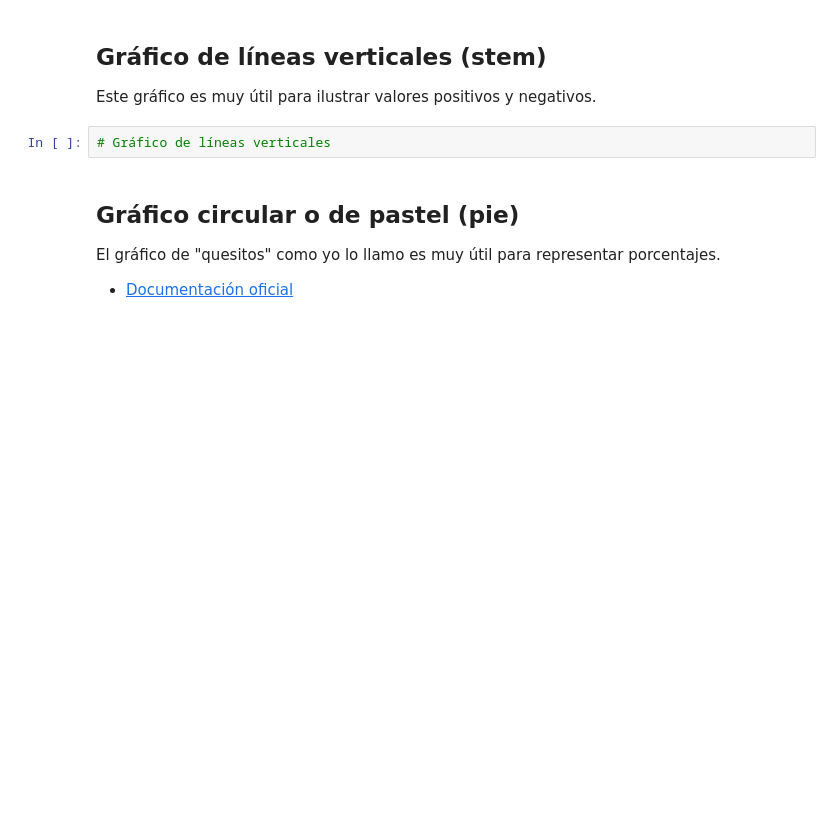
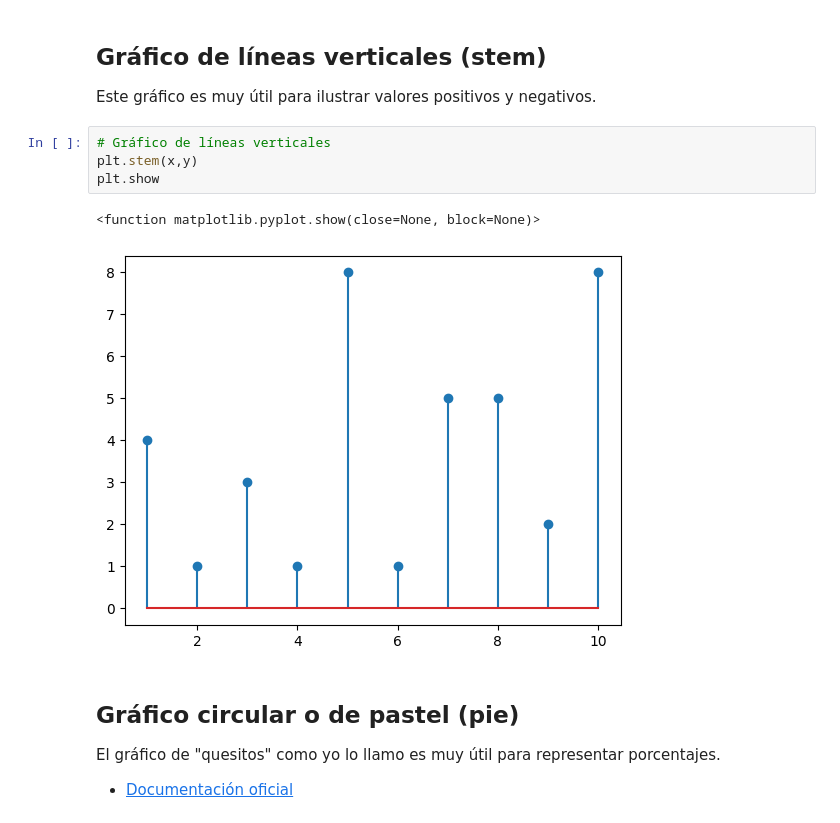
Before and after one commit to ajmenaa/phyton_basico_ICAI, a Jupyter notebook: Estudiantes/Johan_Rojas/10_Matplotlib/09 - Tipos de gráficos.ipynb, the cells around one changed output. Saved outputs shown, nothing was run; the diff lists cells and outputs as text; blank space fills up the shorter version.

```diff
--- a/Estudiantes/Johan_Rojas/10_Matplotlib/09 - Tipos de gráficos.ipynb
+++ b/Estudiantes/Johan_Rojas/10_Matplotlib/09 - Tipos de gráficos.ipynb
@@ -23,6 +31,11 @@ array([ 1,  2,  3,  4,  5,  6,  7,  8,  9, 10])
 Este gráfico es muy útil para ilustrar valores positivos y negativos.
 # %%
 # Gráfico de líneas verticales
+plt.stem(x,y)
+plt.show
+# %% [output]
+<function matplotlib.pyplot.show(close=None, block=None)>
+[figure, added]
 # %% [markdown]
 ## Gráfico circular o de pastel (pie)
 
```
Also changed, not shown: parts of 4 cells of this notebook.
